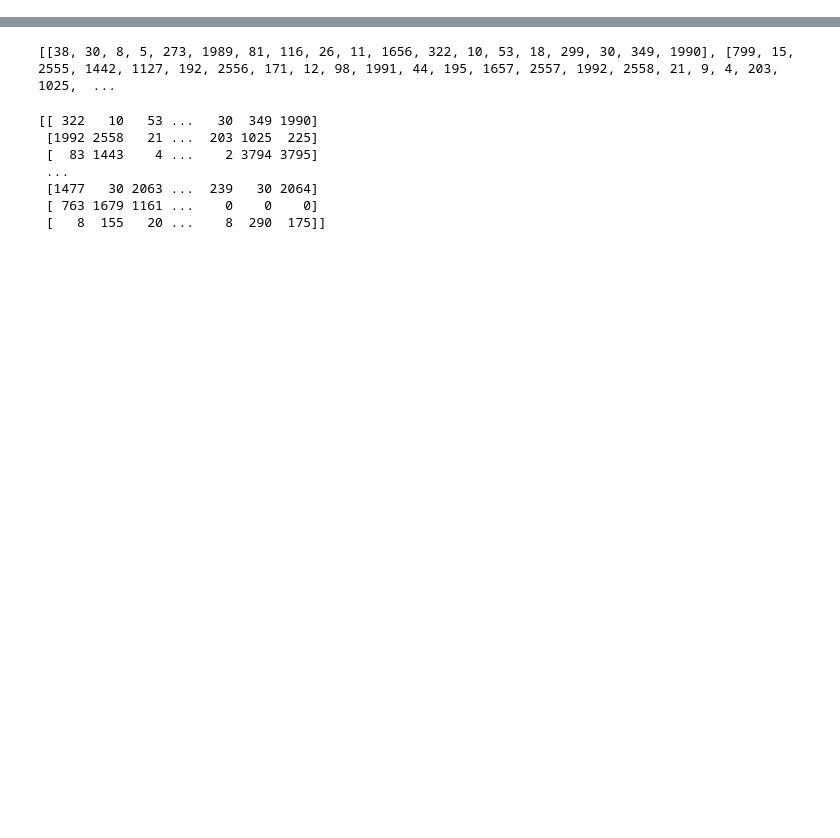
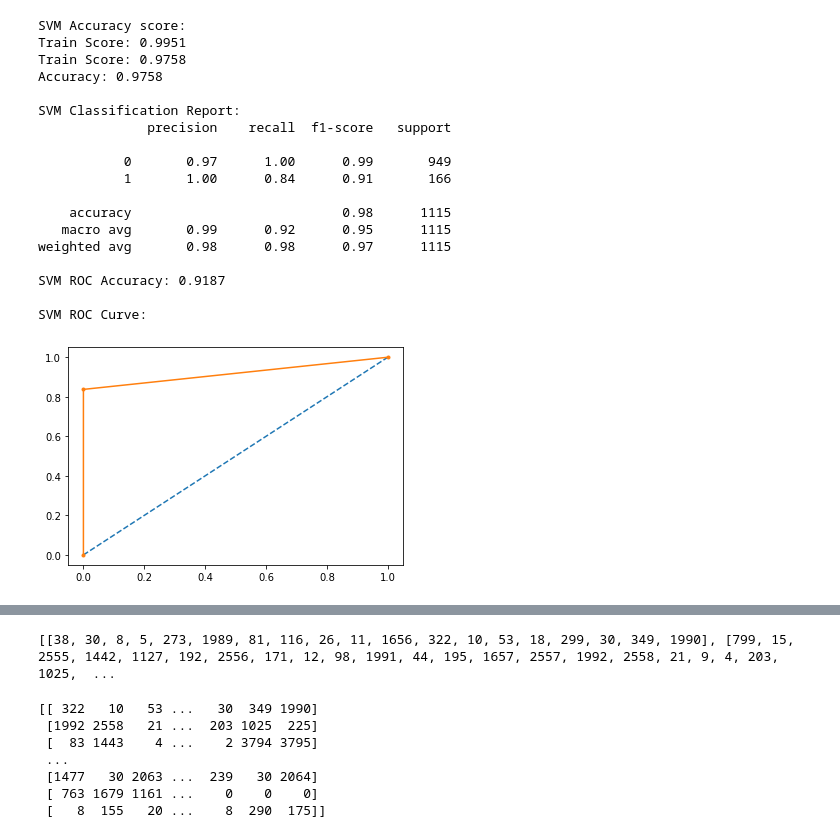
Before and after one commit to heyam3/33steamlit_spam_detection, a Jupyter notebook: ML_DL_Spam_detection.ipynb, the cells around one changed output, grey strips where cells are left out. Cells and saved outputs as stored; diff of their text form; code cells hidden in the pictures; blank space fills up the shorter version.

```diff
--- a/ML_DL_Spam_detection.ipynb
+++ b/ML_DL_Spam_detection.ipynb
@@ -87,2 +94,46 @@ SVM Model Accuracy
+# %%
+svm_score_train = svm_model.score(X_train,y_train)
+svm_score_test = svm_model.score(X_test,y_test)
+svm_acc = accuracy_score(y_test,svm_pred)
+
+svm_cr = classification_report(y_test, svm_pred)
+
+svm_roc = roc_auc_score(y_test, svm_pred)
+print("SVM Accuracy score:")
+print("Train Score:",round(svm_score_train,4))
+print("Train Score:",round(svm_score_test,4))
+print("Accuracy:",round(svm_acc,4))
+print(" ")
+print("SVM Classification Report:")
+print(svm_cr)
+print("SVM ROC Accuracy:",round(svm_roc,4))
+print(" ")
+print("SVM ROC Curve:")
+from matplotlib import pyplot as plt
+fpr, tpr, threholds = roc_curve(y_test, svm_pred)
+fig, ax = plt.subplots()
+ax.plot([0, 1], [0, 1], linestyle="--")
+ax.plot(fpr, tpr, marker=".")
+plt.show(fig)
+# %% [output]
+SVM Accuracy score:
+Train Score: 0.9951
+Train Score: 0.9758
+Accuracy: 0.9758
+
+SVM Classification Report:
+              precision    recall  f1-score   support
+
+           0       0.97      1.00      0.99       949
+           1       1.00      0.84      0.91       166
+
+    accuracy                           0.98      1115
+   macro avg       0.99      0.92      0.95      1115
+weighted avg       0.98      0.98      0.97      1115
+
+SVM ROC Accuracy: 0.9187
+
+SVM ROC Curve:
+[figure, added]
 # %%
 #Logistic Regrsssion
```
Also changed, not shown: parts of 20 cells of this notebook.
